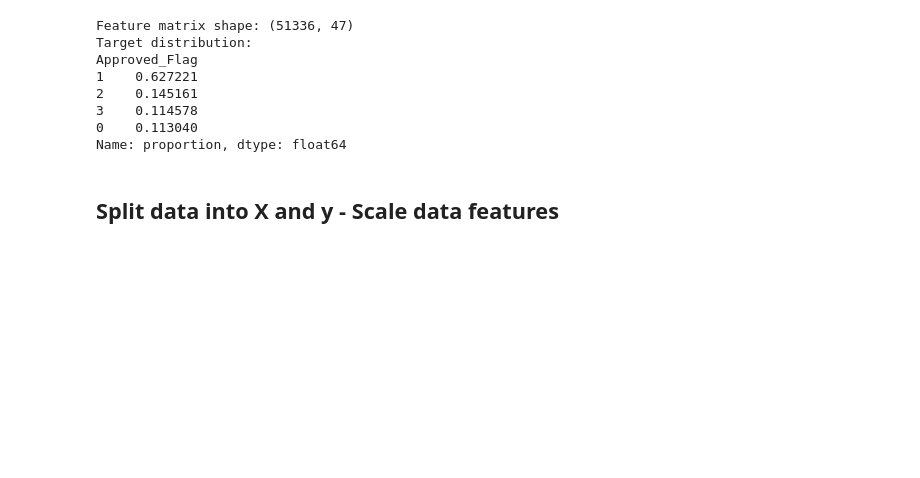
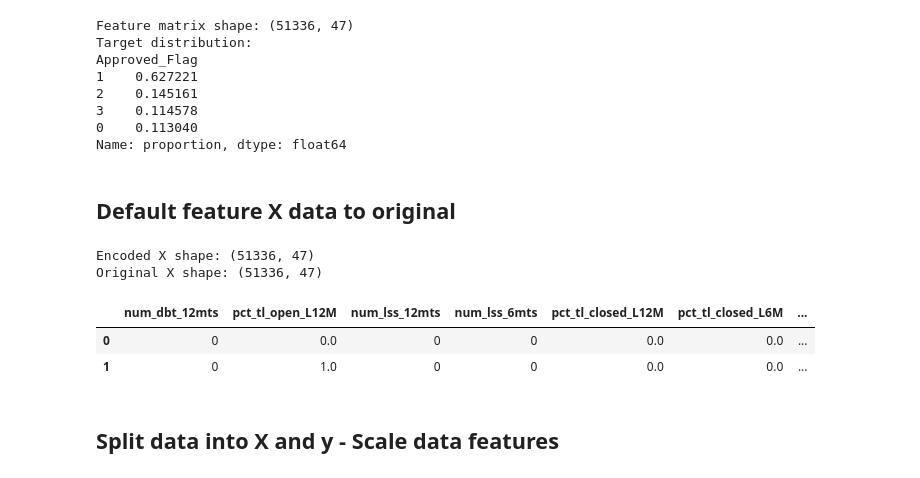
Before and after one commit to Mipjeiger/Credit-Risk-Analyst, a Jupyter notebook: notebooks/01_eda.ipynb, the cells around one changed output. Cells and saved outputs as stored; diff of their text form; code cells hidden in the pictures; blank space fills up the shorter version.

```diff
--- a/notebooks/01_eda.ipynb
+++ b/notebooks/01_eda.ipynb
@@ -394,6 +394,20 @@ Approved_Flag
 3    0.114578
 0    0.113040
 Name: proportion, dtype: float64
+# %% [markdown]
+## Default feature X data to original
+# %%
+X_original = df.loc[X.index, X.columns].copy()
+
+print(f"Encoded X shape: {X.shape}")
+print(f"Original X shape: {X_original.shape}")
+display(X_original.head(2))
+# %% [output]
+Encoded X shape: (51336, 47)
+Original X shape: (51336, 47)
+|  | num_dbt_12mts | pct_tl_open_L12M | num_lss_12mts | num_lss_6mts | pct_tl_closed_L12M | pct_tl_closed_L6M | ... |
+| 0 | 0 | 0.0 | 0 | 0 | 0.0 | 0.0 | ... |
+| 1 | 0 | 1.0 | 0 | 0 | 0.0 | 0.0 | ... |
 # %% [markdown]
 ## Split data into X and y - Scale data features
 # %%
```
Also changed, not shown: parts of 4 cells of this notebook, 1 other file.
